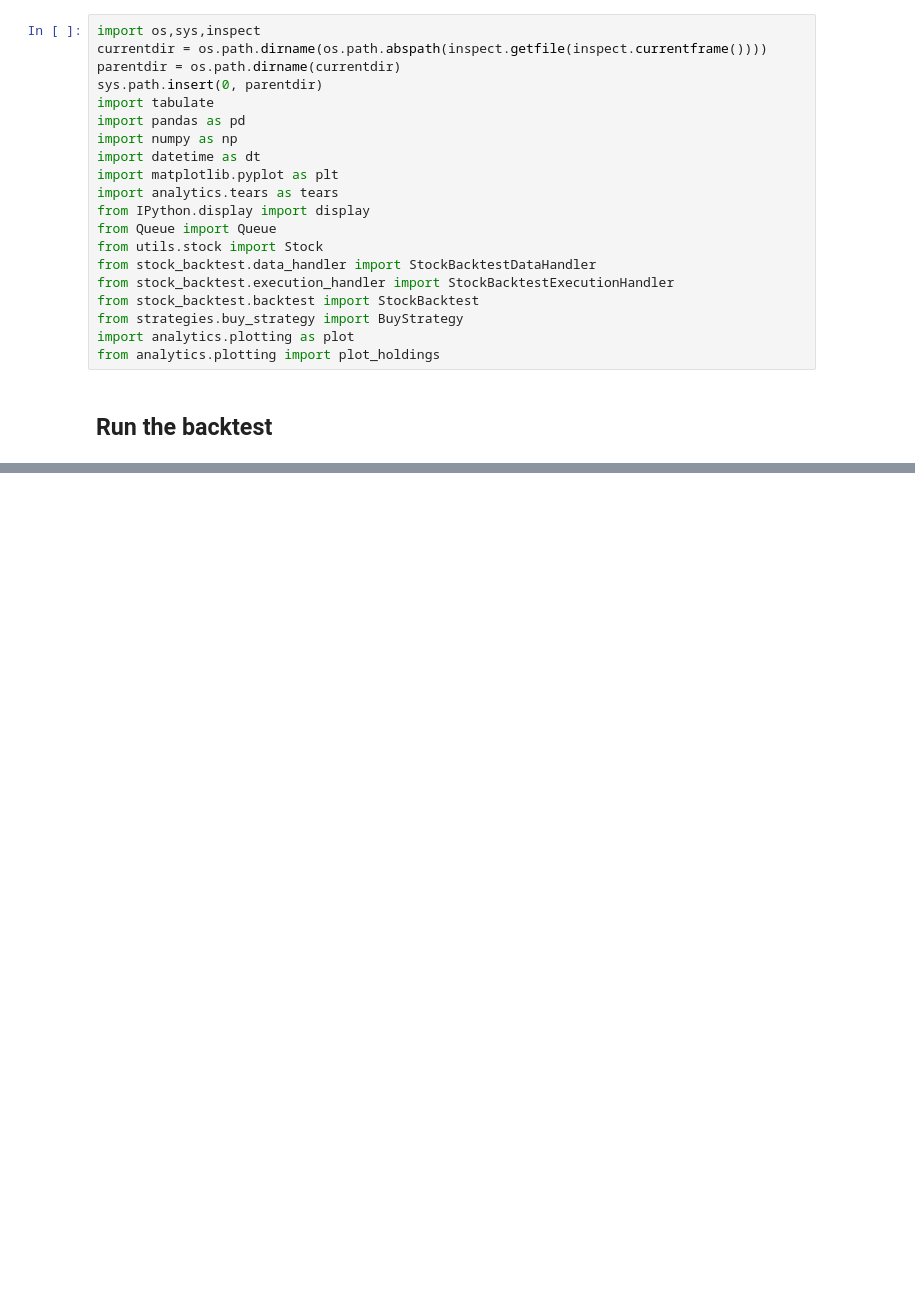
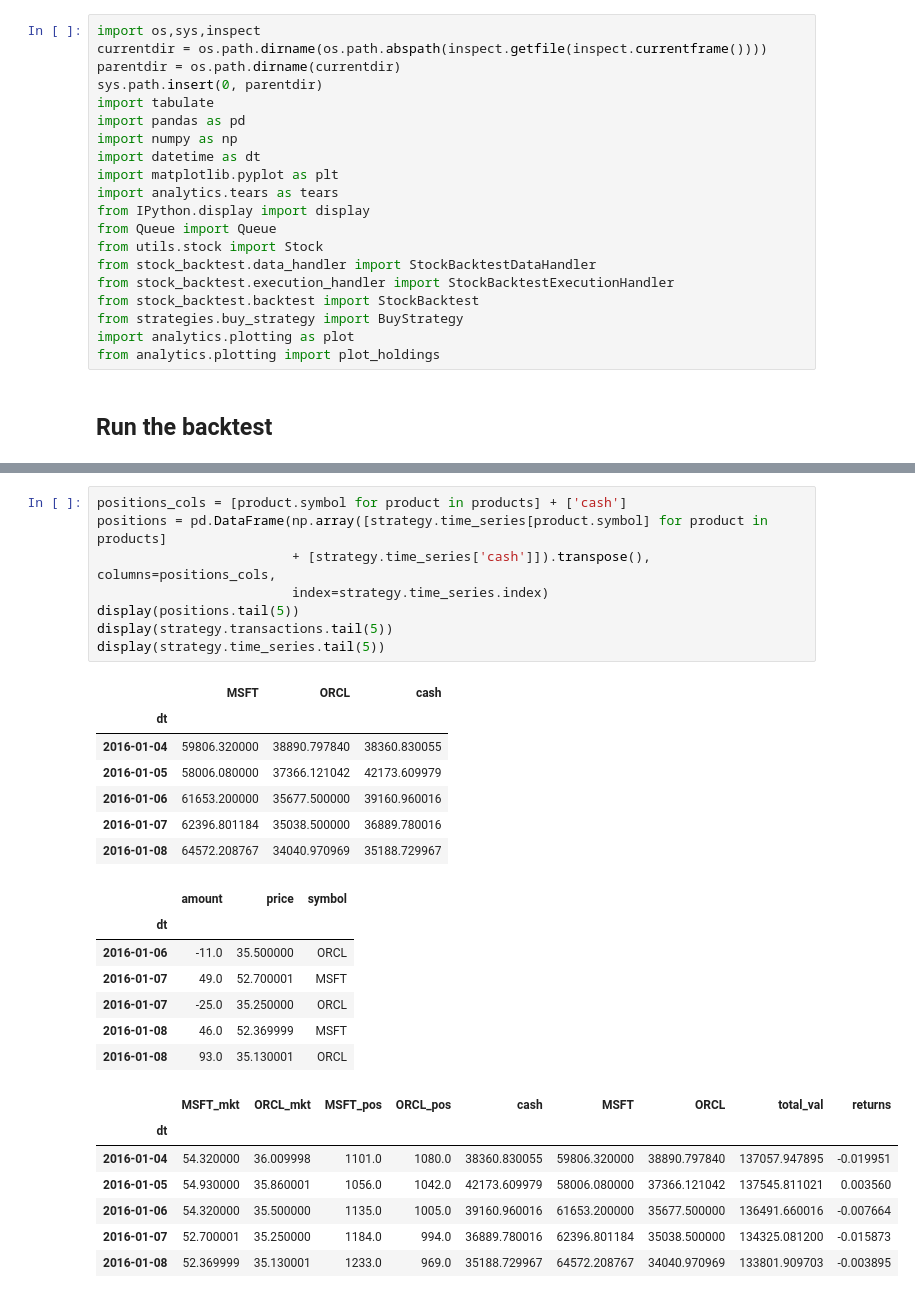
Before and after one commit to FX-Misc/backtester, a Jupyter notebook: notebooks/example.ipynb, the cells around one changed output, grey strips where cells are left out. Drawn from its saved outputs; the diff is of its cells as text; blank space fills up the shorter version.

```diff
--- a/notebooks/example.ipynb
+++ b/notebooks/example.ipynb
@@ -86,0 +43,30 @@ Backtest Months: 48
+# %%
+positions_cols = [product.symbol for product in products] + ['cash']
+positions = pd.DataFrame(np.array([strategy.time_series[product.symbol] for product in products]
+                         + [strategy.time_series['cash']]).transpose(), columns=positions_cols,
+                         index=strategy.time_series.index)
+display(positions.tail(5))
+display(strategy.transactions.tail(5))
+display(strategy.time_series.tail(5))
+# %% [output]
+|  | MSFT | ORCL | cash |
+| dt |  |  |  |
+| 2016-01-04 | 59806.320000 | 38890.797840 | 38360.830055 |
+| 2016-01-05 | 58006.080000 | 37366.121042 | 42173.609979 |
+| 2016-01-06 | 61653.200000 | 35677.500000 | 39160.960016 |
+| 2016-01-07 | 62396.801184 | 35038.500000 | 36889.780016 |
+| 2016-01-08 | 64572.208767 | 34040.970969 | 35188.729967 |
+|  | amount | price | symbol |
+| dt |  |  |  |
+| 2016-01-06 | -11.0 | 35.500000 | ORCL |
+| 2016-01-07 | 49.0 | 52.700001 | MSFT |
+| 2016-01-07 | -25.0 | 35.250000 | ORCL |
+| 2016-01-08 | 46.0 | 52.369999 | MSFT |
+| 2016-01-08 | 93.0 | 35.130001 | ORCL |
+|  | MSFT_mkt | ORCL_mkt | MSFT_pos | ORCL_pos | cash | MSFT | ORCL | total_val | returns |
+| dt |  |  |  |  |  |  |  |  |  |
+| 2016-01-04 | 54.320000 | 36.009998 | 1101.0 | 1080.0 | 38360.830055 | 59806.320000 | 38890.797840 | 137057.947895 | -0.019951 |
+| 2016-01-05 | 54.930000 | 35.860001 | 1056.0 | 1042.0 | 42173.609979 | 58006.080000 | 37366.121042 | 137545.811021 | 0.003560 |
+| 2016-01-06 | 54.320000 | 35.500000 | 1135.0 | 1005.0 | 39160.960016 | 61653.200000 | 35677.500000 | 136491.660016 | -0.007664 |
+| 2016-01-07 | 52.700001 | 35.250000 | 1184.0 | 994.0 | 36889.780016 | 62396.801184 | 35038.500000 | 134325.081200 | -0.015873 |
+| 2016-01-08 | 52.369999 | 35.130001 | 1233.0 | 969.0 | 35188.729967 | 64572.208767 | 34040.970969 | 133801.909703 | -0.003895 |
```
Also changed, not shown: parts of 5 cells of this notebook, 9 other files.
